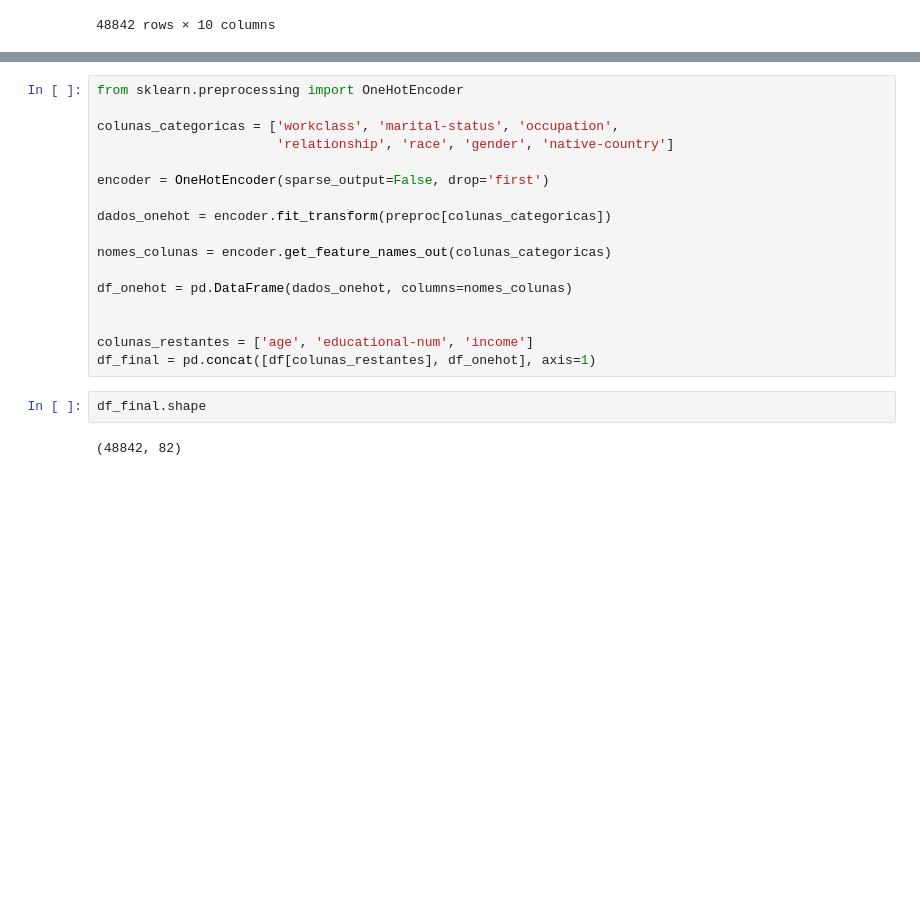
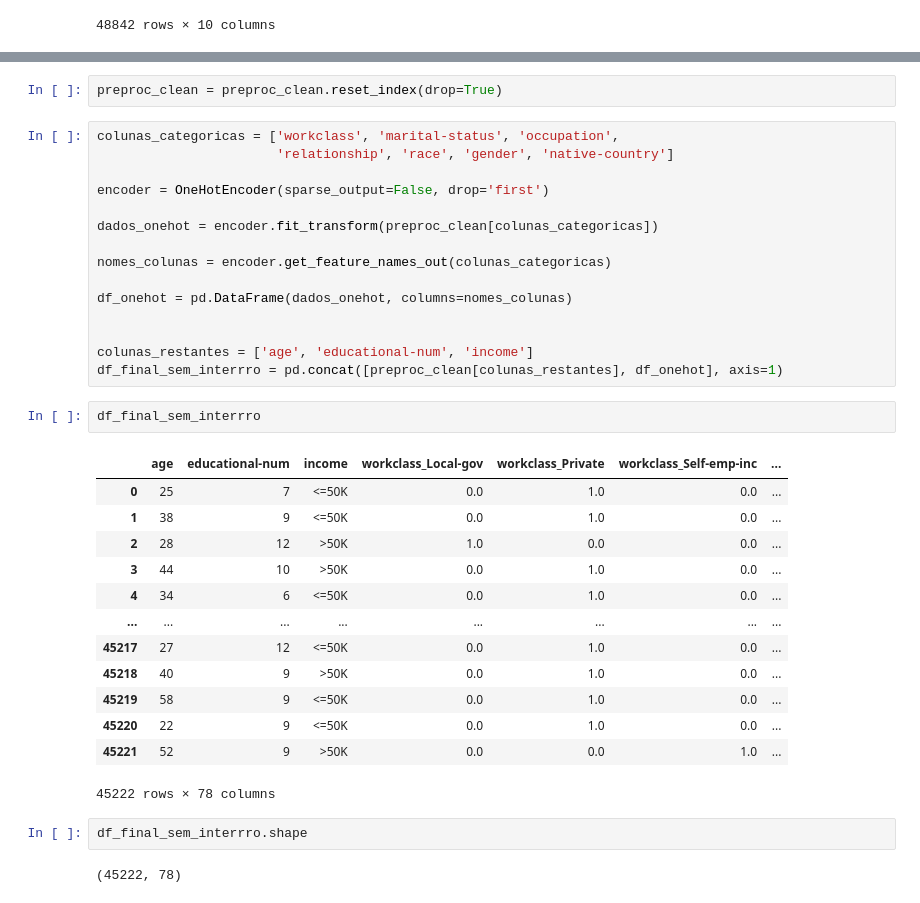
Before and after one commit to VolneySerio/Private-KNN-Laplace, a Jupyter notebook: notebooks/preproc.ipynb, the cells around one changed output, grey strips where cells are left out. Saved outputs shown, nothing was run; the diff lists cells and outputs as text; blank space fills up the shorter version.

```diff
--- a/notebooks/preproc.ipynb
+++ b/notebooks/preproc.ipynb
@@ -138,12 +155,12 @@ preproc
+# %%
+preproc_clean = preproc_clean.reset_index(drop=True)
 # %%
-from sklearn.preprocessing import OneHotEncoder
-
 colunas_categoricas = ['workclass', 'marital-status', 'occupation',
                        'relationship', 'race', 'gender', 'native-country']
 
 encoder = OneHotEncoder(sparse_output=False, drop='first')
 
-dados_onehot = encoder.fit_transform(preproc[colunas_categoricas])
+dados_onehot = encoder.fit_transform(preproc_clean[colunas_categoricas])
 
 nomes_colunas = encoder.get_feature_names_out(colunas_categoricas)
 
@@ -151,9 +168,25 @@ df_onehot = pd.DataFrame(dados_onehot, columns=nomes_colunas)
 
 
 colunas_restantes = ['age', 'educational-num', 'income']
-df_final = pd.concat([df[colunas_restantes], df_onehot], axis=1)
+df_final_sem_interrro = pd.concat([preproc_clean[colunas_restantes], df_onehot], axis=1)
+# %%
+df_final_sem_interrro
+# %% [output]
+|  | age | educational-num | income | workclass_Local-gov | workclass_Private | workclass_Self-emp-inc | ... |
+| 0 | 25 | 7 | <=50K | 0.0 | 1.0 | 0.0 | ... |
+| 1 | 38 | 9 | <=50K | 0.0 | 1.0 | 0.0 | ... |
+| 2 | 28 | 12 | >50K | 1.0 | 0.0 | 0.0 | ... |
+| 3 | 44 | 10 | >50K | 0.0 | 1.0 | 0.0 | ... |
+| 4 | 34 | 6 | <=50K | 0.0 | 1.0 | 0.0 | ... |
+| ... | ... | ... | ... | ... | ... | ... | ... |
+| 45217 | 27 | 12 | <=50K | 0.0 | 1.0 | 0.0 | ... |
+| 45218 | 40 | 9 | >50K | 0.0 | 1.0 | 0.0 | ... |
+| 45219 | 58 | 9 | <=50K | 0.0 | 1.0 | 0.0 | ... |
+| 45220 | 22 | 9 | <=50K | 0.0 | 1.0 | 0.0 | ... |
+| 45221 | 52 | 9 | >50K | 0.0 | 0.0 | 1.0 | ... |
+45222 rows × 78 columns
 # %%
-df_final.shape
+df_final_sem_interrro.shape
 # %% [output]
-(48842, 82)
+(45222, 78)
 # %%
```
Also changed, not shown: parts of 11 cells of this notebook, 5 other files.
